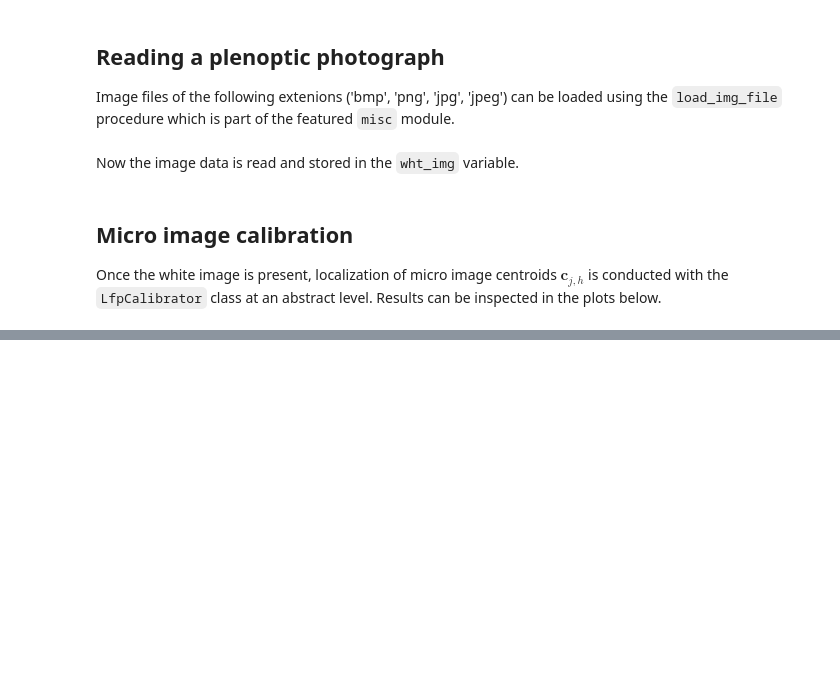
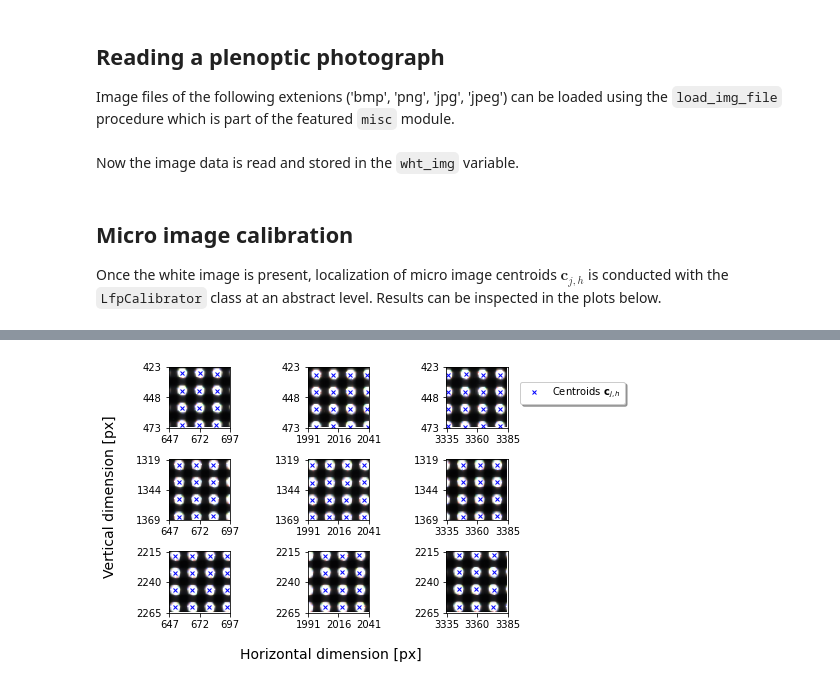
Before and after one commit to hahnec/plenopticam, a Jupyter notebook: examples/custom_calib_demo.ipynb, the cells around one changed output, grey strips where cells are left out. Cells and saved outputs as stored; diff of their text form; code cells hidden in the pictures; blank space fills up the shorter version.

```diff
--- a/examples/custom_calib_demo.ipynb
+++ b/examples/custom_calib_demo.ipynb
@@ -77,31 +92,33 @@ hp, wp = 50, 50
 fig, axs = plt.subplots(s, s, facecolor='w', edgecolor='k')
 
 for i in range(s):
     for j in range(s):
         # plot cropped image part
         k = i * (h // s) + (h // s) // 2 - hp // 2
         l = j * (w // s) + (w // s) // 2 - wp // 2
         axs[i, j].imshow(wht_img[k:k+hp, l:l+wp, ...], cmap='gray')
 
         # plot centroids in cropped area
         coords_crop = [(y, x) for y, x in zip(y_coords, x_coords)
                        if k <= y <= k+hp-.5 and l <= x <= l+wp-.5]
         y_centroids = [row[0] - k for row in coords_crop]
         x_centroids = [row[1] - l for row in coords_crop]
         axs[i, j].plot(x_centroids, y_centroids, 'bx',
                        markersize=4, label=r'Centroids $\mathbf{c}_{j,h}$')
         axs[i, j].grid(False)
         axs[i, j].tick_params(top=False, bottom=True, left=True, right=False,
                               labelleft=True, labelbottom=True)
         axs[i, j].set_yticks(range(0, hp+1, hp//2))
         axs[i, j].set_xticks(range(0, wp+1, wp//2))
         axs[i, j].set_yticklabels([str(k), str(k+hp//2), str(k+hp)])
         axs[i, j].set_xticklabels([str(l), str(l+wp//2), str(l+wp)])
 
 # set common labels
 fig.text(0.5, -0.05, 'Horizontal dimension [px]', ha='center', va='center', fontsize=14)
 fig.text(-0.01, 0.5, 'Vertical dimension [px]', ha='center', va='center', rotation='vertical', fontsize=14)
 
 fig.tight_layout()
-plt.legend(loc='upper right', bbox_to_anchor=(1.5, 4.75), fancybox=True, shadow=True)
+plt.legend(loc='upper right', bbox_to_anchor=(3, 3.85), fancybox=True, shadow=True)
 plt.show()
+# %% [output]
+[figure, added]
```
Also changed, not shown: parts of 2 cells of this notebook.
